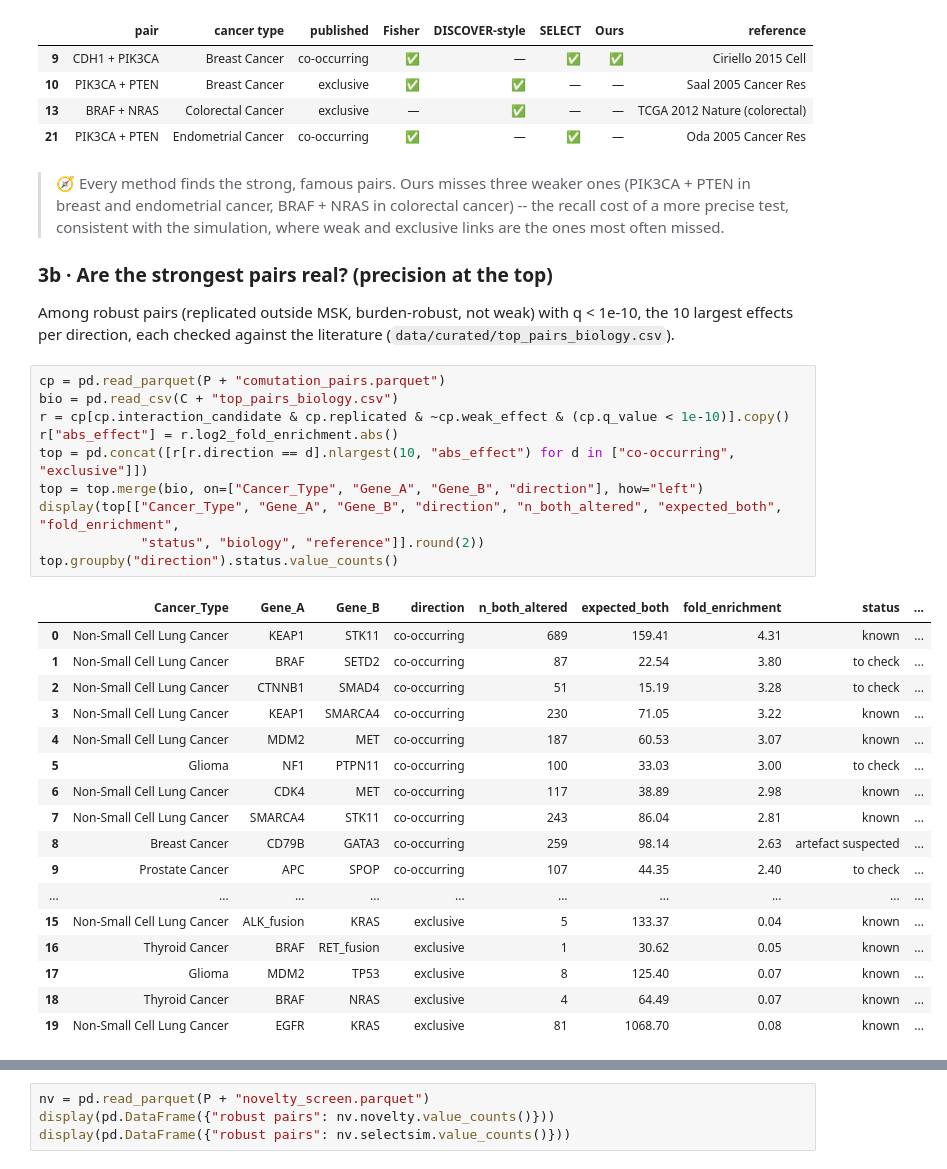
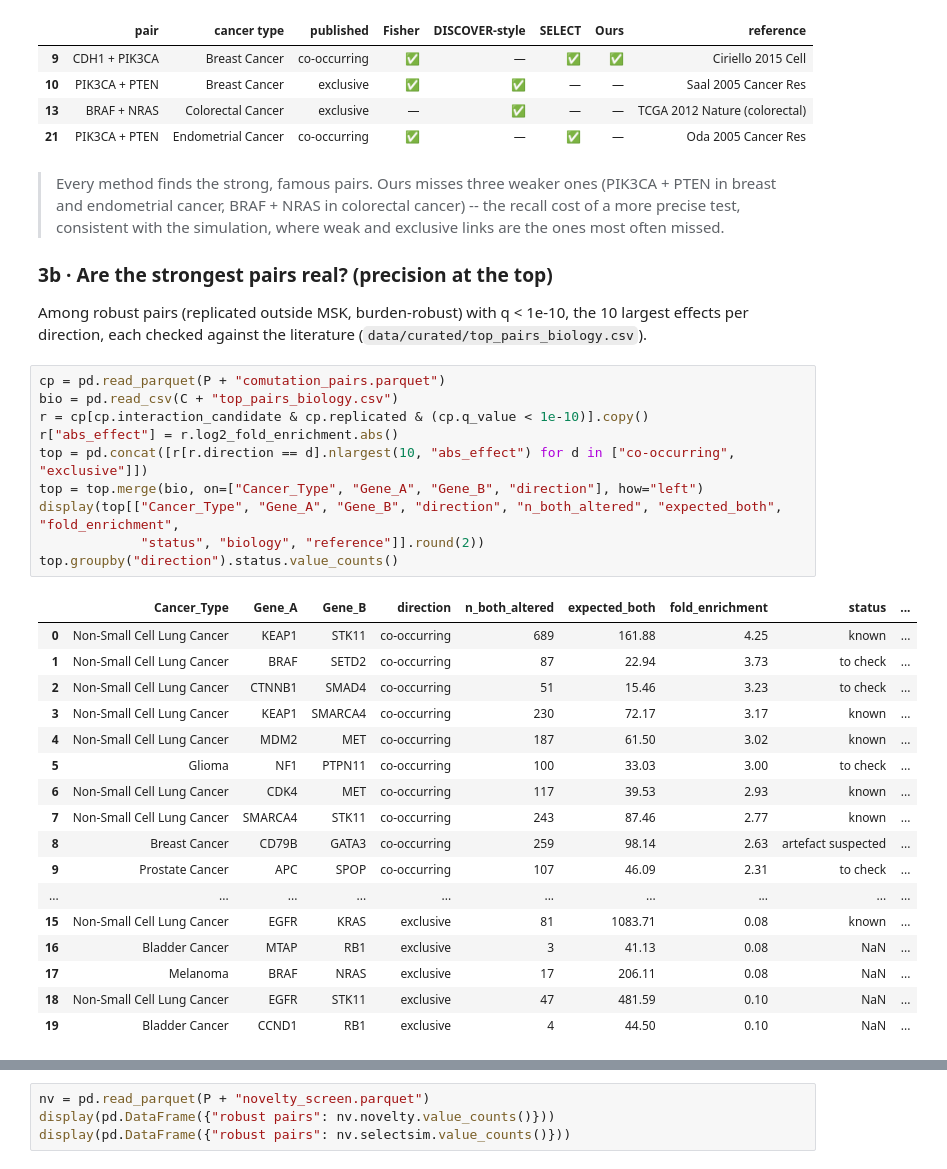
Before and after one commit to Wlimni/Learning-Cancer-Mutation-Landscapes-from-Large-Scale-Mutation-Testing-Data-fyp, a Jupyter notebook: notebooks/02b_phase2_validation.ipynb, the cells around one changed output, grey strips where cells are left out. Drawn from its saved outputs; the diff is of its cells as text.

Commit message:
Phase 2: build the gene-pair list for three alteration sets (SNV, SNV+CNV main, SNV+CNV+SV); evaluation moved to 02b; drop weak-effect flag; hypermutated analysis moved to Phase 4

```diff
--- a/notebooks/02b_phase2_validation.ipynb
+++ b/notebooks/02b_phase2_validation.ipynb
@@ -244,39 +367,39 @@ recall of textbook pairs: {'Fisher': '28/29', 'DISCOVER-style': '27/29', 'SELECT
 | 13 | BRAF + NRAS | Colorectal Cancer | exclusive | — | ✅ | — | — | TCGA 2012 Nature (colorectal) |
 | 21 | PIK3CA + PTEN | Endometrial Cancer | co-occurring | ✅ | — | ✅ | — | Oda 2005 Cancer Res |
 # %% [markdown]
-> 🧭 Every method finds the strong, famous pairs. Ours misses three weaker ones (PIK3CA + PTEN in breast and
+> Every method finds the strong, famous pairs. Ours misses three weaker ones (PIK3CA + PTEN in breast and
 > endometrial cancer, BRAF + NRAS in colorectal cancer) -- the recall cost of a more precise test, consistent
 > with the simulation, where weak and exclusive links are the ones most often missed.
 
 ### 3b · Are the strongest pairs real? (precision at the top)
-Among robust pairs (replicated outside MSK, burden-robust, not weak) with q < 1e-10, the 10 largest effects per
+Among robust pairs (replicated outside MSK, burden-robust) with q < 1e-10, the 10 largest effects per
 direction, each checked against the literature (`data/curated/top_pairs_biology.csv`).
 # %%
 cp = pd.read_parquet(P + "comutation_pairs.parquet")
 bio = pd.read_csv(C + "top_pairs_biology.csv")
-r = cp[cp.interaction_candidate & cp.replicated & ~cp.weak_effect & (cp.q_value < 1e-10)].copy()
+r = cp[cp.interaction_candidate & cp.replicated & (cp.q_value < 1e-10)].copy()
 r["abs_effect"] = r.log2_fold_enrichment.abs()
 top = pd.concat([r[r.direction == d].nlargest(10, "abs_effect") for d in ["co-occurring", "exclusive"]])
 top = top.merge(bio, on=["Cancer_Type", "Gene_A", "Gene_B", "direction"], how="left")
 display(top[["Cancer_Type", "Gene_A", "Gene_B", "direction", "n_both_altered", "expected_both", "fold_enrichment",
              "status", "biology", "reference"]].round(2))
 top.groupby("direction").status.value_counts()
 # %% [output]
 |  | Cancer_Type | Gene_A | Gene_B | direction | n_both_altered | expected_both | fold_enrichment | status | ... |
-| 0 | Non-Small Cell Lung Cancer | KEAP1 | STK11 | co-occurring | 689 | 159.41 | 4.31 | known | ... |
-| 1 | Non-Small Cell Lung Cancer | BRAF | SETD2 | co-occurring | 87 | 22.54 | 3.80 | to check | ... |
-| 2 | Non-Small Cell Lung Cancer | CTNNB1 | SMAD4 | co-occurring | 51 | 15.19 | 3.28 | to check | ... |
-| 3 | Non-Small Cell Lung Cancer | KEAP1 | SMARCA4 | co-occurring | 230 | 71.05 | 3.22 | known | ... |
-| 4 | Non-Small Cell Lung Cancer | MDM2 | MET | co-occurring | 187 | 60.53 | 3.07 | known | ... |
+| 0 | Non-Small Cell Lung Cancer | KEAP1 | STK11 | co-occurring | 689 | 161.88 | 4.25 | known | ... |
+| 1 | Non-Small Cell Lung Cancer | BRAF | SETD2 | co-occurring | 87 | 22.94 | 3.73 | to check | ... |
+| 2 | Non-Small Cell Lung Cancer | CTNNB1 | SMAD4 | co-occurring | 51 | 15.46 | 3.23 | to check | ... |
+| 3 | Non-Small Cell Lung Cancer | KEAP1 | SMARCA4 | co-occurring | 230 | 72.17 | 3.17 | known | ... |
+| 4 | Non-Small Cell Lung Cancer | MDM2 | MET | co-occurring | 187 | 61.50 | 3.02 | known | ... |
 | 5 | Glioma | NF1 | PTPN11 | co-occurring | 100 | 33.03 | 3.00 | to check | ... |
-| 6 | Non-Small Cell Lung Cancer | CDK4 | MET | co-occurring | 117 | 38.89 | 2.98 | known | ... |
-| 7 | Non-Small Cell Lung Cancer | SMARCA4 | STK11 | co-occurring | 243 | 86.04 | 2.81 | known | ... |
+| 6 | Non-Small Cell Lung Cancer | CDK4 | MET | co-occurring | 117 | 39.53 | 2.93 | known | ... |
+| 7 | Non-Small Cell Lung Cancer | SMARCA4 | STK11 | co-occurring | 243 | 87.46 | 2.77 | known | ... |
 | 8 | Breast Cancer | CD79B | GATA3 | co-occurring | 259 | 98.14 | 2.63 | artefact suspected | ... |
-| 9 | Prostate Cancer | APC | SPOP | co-occurring | 107 | 44.35 | 2.40 | to check | ... |
+| 9 | Prostate Cancer | APC | SPOP | co-occurring | 107 | 46.09 | 2.31 | to check | ... |
 | ... | ... | ... | ... | ... | ... | ... | ... | ... | ... |
-| 15 | Non-Small Cell Lung Cancer | ALK_fusion | KRAS | exclusive | 5 | 133.37 | 0.04 | known | ... |
-| 16 | Thyroid Cancer | BRAF | RET_fusion | exclusive | 1 | 30.62 | 0.05 | known | ... |
-| 17 | Glioma | MDM2 | TP53 | exclusive | 8 | 125.40 | 0.07 | known | ... |
-| 18 | Thyroid Cancer | BRAF | NRAS | exclusive | 4 | 64.49 | 0.07 | known | ... |
-| 19 | Non-Small Cell Lung Cancer | EGFR | KRAS | exclusive | 81 | 1068.70 | 0.08 | known | ... |
+| 15 | Non-Small Cell Lung Cancer | EGFR | KRAS | exclusive | 81 | 1083.71 | 0.08 | known | ... |
+| 16 | Bladder Cancer | MTAP | RB1 | exclusive | 3 | 41.13 | 0.08 | NaN | ... |
+| 17 | Melanoma | BRAF | NRAS | exclusive | 17 | 206.11 | 0.08 | NaN | ... |
+| 18 | Non-Small Cell Lung Cancer | EGFR | STK11 | exclusive | 47 | 481.59 | 0.10 | NaN | ... |
+| 19 | Bladder Cancer | CCND1 | RB1 | exclusive | 4 | 44.50 | 0.10 | NaN | ... |
 direction     status
```
Also changed, not shown: parts of 25 cells of this notebook, 25 other files.
